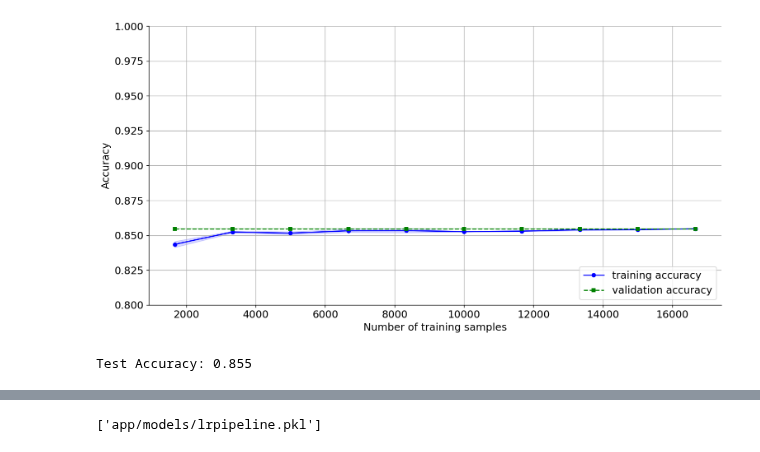
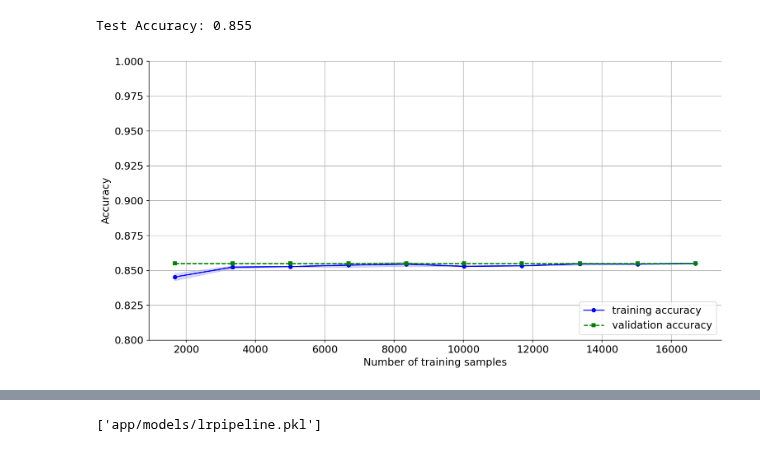
Before and after one commit to MagicMike90/customer-interest, a Jupyter notebook: enquiry_pipeline.ipynb, the cells around one changed output, grey strips where cells are left out. Drawn from its saved outputs; the diff is of its cells as text; code cells hidden in the pictures.

```diff
--- a/enquiry_pipeline.ipynb
+++ b/enquiry_pipeline.ipynb
@@ -72,0 +79,5 @@ dtype: object
+# %%
+# set all null loan amount to mean valu
+df['loan amount'] = df['loan amount'].fillna(df['loan amount'].mean())
+for _ in df.columns:
+    print("The number of null values in:{} == {}".format(_, df[_].isnull().sum()))
@@ -145,9 +191,9 @@ class MultiColumnLabelEncoder:
+# %%
+from sklearn.preprocessing import LabelEncoder, OneHotEncoder
+
+le = LabelEncoder()
+label_df = df.apply(le.fit_transform)
 # %%
-mce = MultiColumnLabelEncoder(columns = encoded_columns);
-df = mce.fit_transform(df)
-# mce.transform(df)
-# display(df)
-
-X = df[df.keys()]
-X = df.loc[:,df.columns != target]
-y = df[target]
+X = label_df[df.keys()]
+X = label_df.loc[:,df.columns != target]
+y = label_df[target]
@@ -159,38 +221,39 @@ X_train, X_test, y_train, y_test = train_test_split(X, y,
                      test_size=0.4,
                      random_state=0,
                      stratify=y)
+# %%
+from sklearn.preprocessing import StandardScaler
+from sklearn.decomposition import PCA
+from sklearn.linear_model import LogisticRegression
+from sklearn.pipeline import make_pipeline
+from sklearn.learning_curve import learning_curve
+
+pipe_lr = make_pipeline(StandardScaler(),PCA(n_components=2),LogisticRegression(penalty='l2',C=0.01,random_state=1))
+
+pipe_lr.fit(X_train, y_train)
+y_pred = pipe_lr.predict(X_test)
+print('Test Accuracy: %.3f' % pipe_lr.score(X_test, y_test))
+# %% [output]
+Test Accuracy: 0.855
 # %%
-from sklearn.preprocessing import StandardScaler
-from sklearn.decomposition import PCA
-from sklearn.linear_model import LogisticRegression
-from sklearn.pipeline import make_pipeline
-from sklearn.learning_curve import learning_curve
-
-pipe_lr = make_pipeline(StandardScaler(),PCA(n_components=2),LogisticRegression(random_state=1))
-
 train_sizes, train_scores, test_scores = learning_curve(estimator=pipe_lr,
                                                         X=X_train,y=y_train,train_sizes=np.linspace(0.1, 1.0, 10),
                                                         cv=10,n_jobs=1)
 train_mean = np.mean(train_scores,axis=1)
 train_std = np.std(train_scores, axis=1)
 test_mean = np.mean(test_scores, axis=1)
 test_std = np.std(test_scores, axis=1)
 
 
 plt.plot(train_sizes, train_mean,color='blue', marker='o',markersize=5,label='training accuracy')
 plt.fill_between(train_sizes,train_mean + train_std,train_mean - train_std,alpha=0.15, color='blue')
 plt.plot(train_sizes, test_mean,color='green', linestyle='--',marker='s', markersize=5,label='validation accuracy')
 plt.fill_between(train_sizes,test_mean + test_std,test_mean - test_std,alpha=0.15, color='green')
 plt.grid()
 plt.xlabel('Number of training samples')
 plt.ylabel('Accuracy')
 plt.legend(loc='lower right')
 plt.ylim([0.8, 1.0])
 plt.show()
-
-pipe_lr.fit(X_train, y_train)
-y_pred = pipe_lr.predict(X_test)
-print('Test Accuracy: %.3f' % pipe_lr.score(X_test, y_test))
 # %% [output]
-[figure, old version]
+[figure, new version]
-Test Accuracy: 0.855
```
Also changed, not shown: parts of 33 cells of this notebook, 3 other files.
